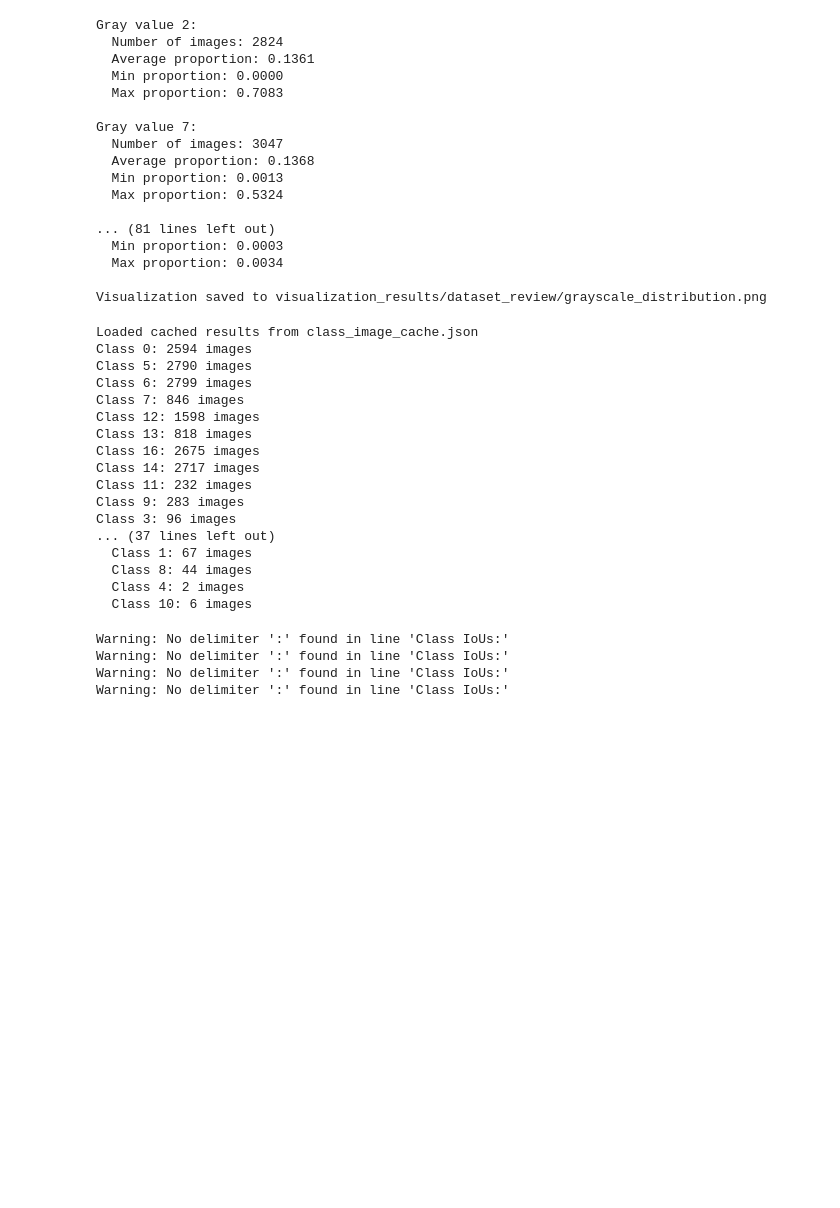
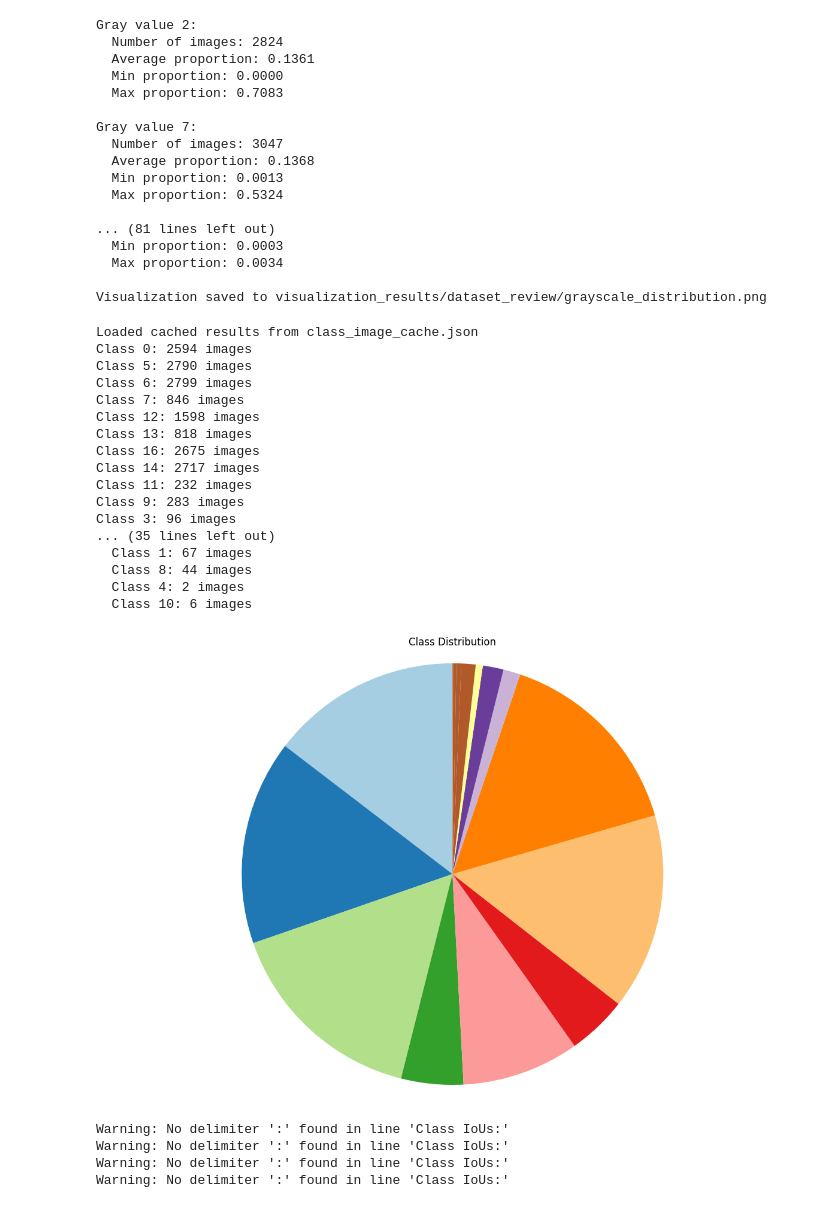
Before and after one commit to stellariumImpl/groupProject_9517, a Jupyter notebook: data_split_optimizer.ipynb, the cells around one changed output. Saved outputs shown, nothing was run; the diff lists cells and outputs as text; code cells hidden in the pictures; blank space fills up the shorter version.

```diff
--- a/data_split_optimizer.ipynb
+++ b/data_split_optimizer.ipynb
@@ -314,11 +314,21 @@ def visualize_class_distribution(class_images, save_dir):
 
     # 饼图
     plt.figure(figsize=(12, 8))
-    plt.pie(image_counts, labels=classes, autopct='%1.1f%%', startangle=90)
-    plt.title('Class Distribution (Pie Chart)')
+    wedges, _ = plt.pie(image_counts, startangle=90, colors=plt.cm.Paired(np.arange(len(classes))))
+    plt.title('Class Distribution')
     plt.axis('equal')
     plt.tight_layout()
-    plt.savefig(os.path.join(save_dir, 'class_distribution_pie.png'))
+
+    # 饼图显示类别分布，图例显示详细信息
+    plt.figure(figsize=(12, 8))
+    plt.pie(image_counts, startangle=90, colors=[w.get_facecolor() for w in wedges], labels=['']*len(classes))
+    plt.title('Class Distribution')
+    plt.axis('equal')
+
+    # 添加图例
+    plt.legend(handles=wedges, labels=classes, title='Classes', bbox_to_anchor=(1.05, 1), loc='upper left')
+    plt.tight_layout()
+    plt.savefig(os.path.join(save_dir, 'class_distribution_pie_with_legend.png'))
     plt.close()
 
 def visualize_class_distribution_heatmap(class_images, save_dir):
@@ -336,7 +346,7 @@ def visualize_class_distribution_heatmap(class_images, save_dir):
     plt.close()
 
 if __name__ == "__main__":
-    save_dir=os.path.join("visualization_results","dataset_review")
+    save_dir = os.path.join("visualization_results", "dataset_review")
     root_dirs = [
         os.path.join('..', 'data', 'WildScenes', 'WildScenes2d', 'V-01'),
         os.path.join('..', 'data', 'WildScenes', 'WildScenes2d', 'V-02'),
@@ -348,53 +358,46 @@ if __name__ == "__main__":
         10: 8, 11: 16, 12: 9, 13: 10, 14: 11, 15: 12, 16: 13, 17: 16, 18: 14
     }
 
-    # 找出所有类别的图片
     all_class_images = find_images_with_classes(root_dirs, label_to_trainid)
 
-    # 可视化整体类别分布
     visualize_class_distribution(all_class_images, save_dir)
 
-    # 可视化热力图
     visualize_class_distribution_heatmap(all_class_images, save_dir)
 
-    # 打印每个类别的图片数量
     for cls, images in all_class_images.items():
         print(f"Class {cls}: {len(images)} images")
 
-    # 找出特定类别的图片（例如，样本较少的类别）
-    rare_classes = [4, 14]  # 替换为您感兴趣的类别
+    rare_classes = [4, 14]
     rare_class_images = find_images_with_classes(root_dirs, label_to_trainid, target_classes=rare_classes)
 
-    # 打印包含稀有类别的图片路径
     for cls, images in rare_class_images.items():
         print(f"\nClass {cls} images:")
-        for img in images[:10]:  # 只打印前10个，避免输出过多
+        for img in images[:10]:
             print(img)
         if len(images) > 10:
             print(f"... and {len(images) - 10} more")
 
-    # 打印汇总结果
-    print("\n汇总结果：")
     for cls, images in all_class_images.items():
         print(f"  Class {cls}: {len(images)} images")
 # %% [output]
 Loaded cached results from class_image_cache.json
 Class 0: 2594 images
 Class 5: 2790 images
 Class 6: 2799 images
 Class 7: 846 images
 Class 12: 1598 images
 Class 13: 818 images
 Class 16: 2675 images
 Class 14: 2717 images
 Class 11: 232 images
 Class 9: 283 images
 Class 3: 96 images
-... (37 lines left out)
+... (35 lines left out)
   Class 1: 67 images
   Class 8: 44 images
   Class 4: 2 images
   Class 10: 6 images
+[figure, added]
 # %%
 import os
 import pandas as pd
```
